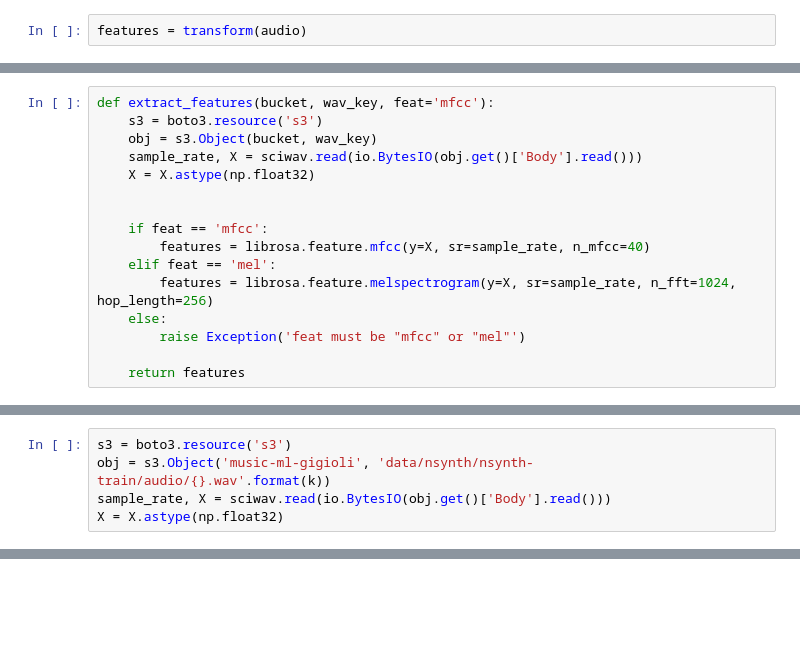
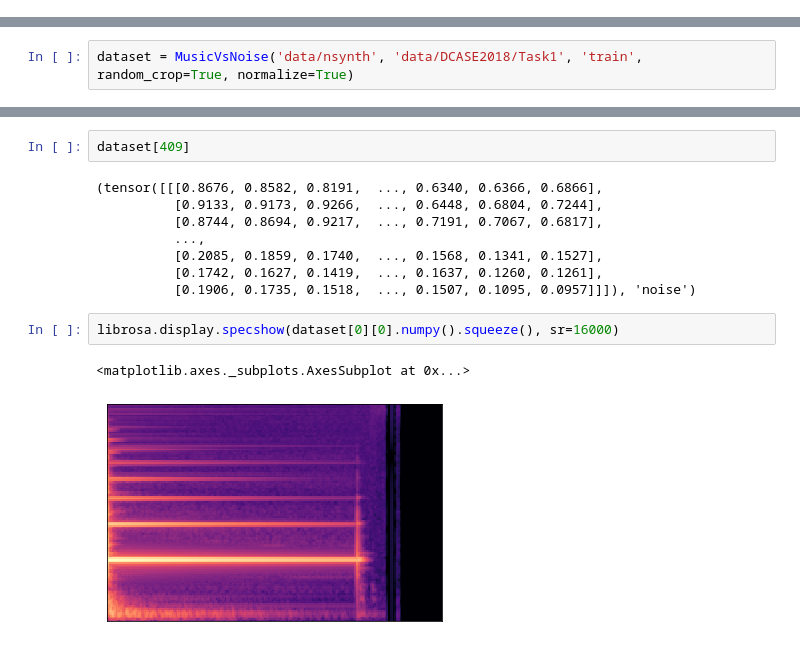
Before and after one commit to pgigioli/music_ml, a Jupyter notebook: data_preprocessing.ipynb, the cells around one changed output, grey strips where cells are left out. Drawn from its saved outputs; the diff is of its cells as text; blank space fills up the shorter version.

```diff
--- a/data_preprocessing.ipynb
+++ b/data_preprocessing.ipynb
@@ -511,2 +85,0 @@ transform = create_audio_transform(
-# %%
-features = transform(audio)
@@ -522,16 +85,0 @@ librosa.display.specshow(features.numpy().squeeze(), sr=16000)
-# %%
-def extract_features(bucket, wav_key, feat='mfcc'):
-    s3 = boto3.resource('s3')
-    obj = s3.Object(bucket, wav_key)
-    sample_rate, X = sciwav.read(io.BytesIO(obj.get()['Body'].read()))
-    X = X.astype(np.float32)
-
-
-    if feat == 'mfcc':
-        features = librosa.feature.mfcc(y=X, sr=sample_rate, n_mfcc=40)
-    elif feat == 'mel':
-        features = librosa.feature.melspectrogram(y=X, sr=sample_rate, n_fft=1024, hop_length=256)
-    else:
-        raise Exception('feat must be "mfcc" or "mel"')
-
-    return features
@@ -545,5 +85,0 @@ k = list(train_examples.keys())[0]
-# %%
-s3 = boto3.resource('s3')
-obj = s3.Object('music-ml-gigioli', 'data/nsynth/nsynth-train/audio/{}.wav'.format(k))
-sample_rate, X = sciwav.read(io.BytesIO(obj.get()['Body'].read()))
-X = X.astype(np.float32)
@@ -694,0 +154,2 @@ librosa.display.specshow(mfcc, sr=16000, x_axis='time', y_axis='hz')
+# %%
+dataset = MusicVsNoise('data/nsynth', 'data/DCASE2018/Task1', 'train', random_crop=True, normalize=True)
@@ -694,0 +183,15 @@ librosa.display.specshow(mfcc, sr=16000, x_axis='time', y_axis='hz')
+# %%
+dataset[409]
+# %% [output]
+(tensor([[[0.8676, 0.8582, 0.8191,  ..., 0.6340, 0.6366, 0.6866],
+          [0.9133, 0.9173, 0.9266,  ..., 0.6448, 0.6804, 0.7244],
+          [0.8744, 0.8694, 0.9217,  ..., 0.7191, 0.7067, 0.6817],
+          ...,
+          [0.2085, 0.1859, 0.1740,  ..., 0.1568, 0.1341, 0.1527],
+          [0.1742, 0.1627, 0.1419,  ..., 0.1637, 0.1260, 0.1261],
+          [0.1906, 0.1735, 0.1518,  ..., 0.1507, 0.1095, 0.0957]]]), 'noise')
+# %%
+librosa.display.specshow(dataset[0][0].numpy().squeeze(), sr=16000)
+# %% [output]
+<matplotlib.axes._subplots.AxesSubplot at 0x...>
+[figure, added]
```
Also changed, not shown: parts of 105 cells of this notebook, 9 other files.
